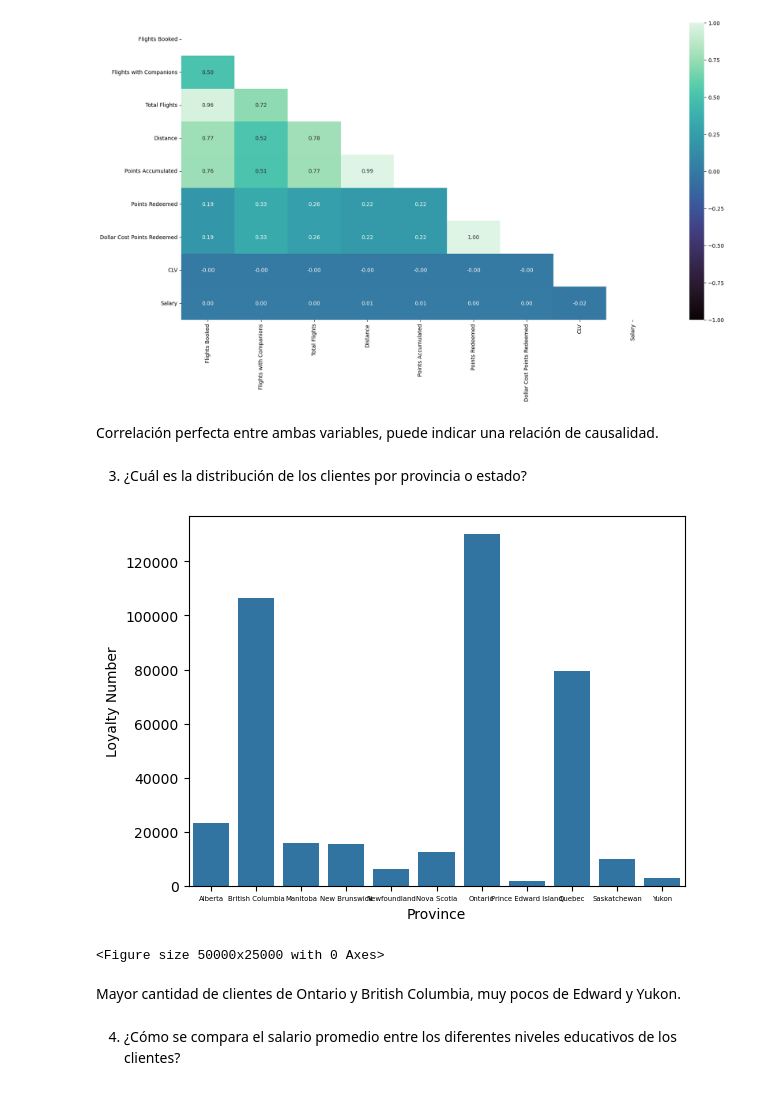
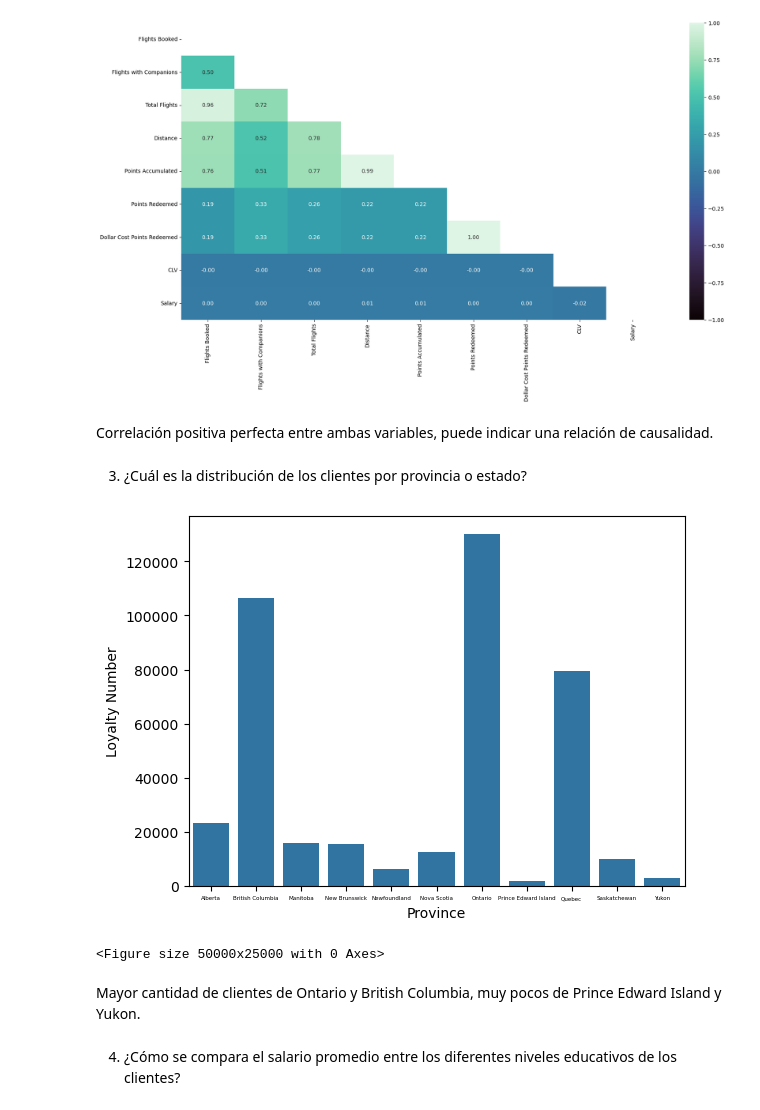
Before and after one commit to Adalab/bda-modulo-3-evaluacion-final-AndreinaTeixeira, a Jupyter notebook: evaluacion 3.ipynb, the cells around one changed output. Drawn from its saved outputs; the diff is of its cells as text; code cells hidden in the pictures.

```diff
--- a/evaluacion 3.ipynb
+++ b/evaluacion 3.ipynb
@@ -846,20 +850,20 @@ sns.heatmap(matrix, annot=True, fmt='.2f', cmap= 'mako', vmin=-1, vmax='1', mask
 # %% [output]
 [figure]
 # %% [markdown]
-Correlación perfecta entre ambas variables, puede indicar una relación de causalidad.
+Correlación positiva perfecta entre ambas variables, puede indicar una relación de causalidad.
 # %% [markdown]
 3. ¿Cuál es la distribución de los clientes por provincia o estado?
 # %%
 conteo_clientes = inner_merge.groupby("Province")["Loyalty Number"].count().reset_index();
 
 sns.barplot(data=conteo_clientes, x="Province", y="Loyalty Number");
-plt.xticks(fontsize=5); #reducir tamaño de las etiquetas del eje X
+plt.xticks(fontsize=4); #reducir tamaño de las etiquetas del eje X
 plt.figure(figsize=(500, 250)); #aumentar el tamaño del gráfico
 # %% [output]
-[figure, old version]
+[figure, new version]
 <Figure size 50000x25000 with 0 Axes>
 # %% [markdown]
-Mayor cantidad de clientes de Ontario y British Columbia, muy pocos de Edward y Yukon.
+Mayor cantidad de clientes de Ontario y British Columbia, muy pocos de Prince Edward Island y Yukon.
 # %% [markdown]
 4. ¿Cómo se compara el salario promedio entre los diferentes niveles educativos de los clientes?
 # %%
```
Also changed, not shown: parts of 33 cells of this notebook.
